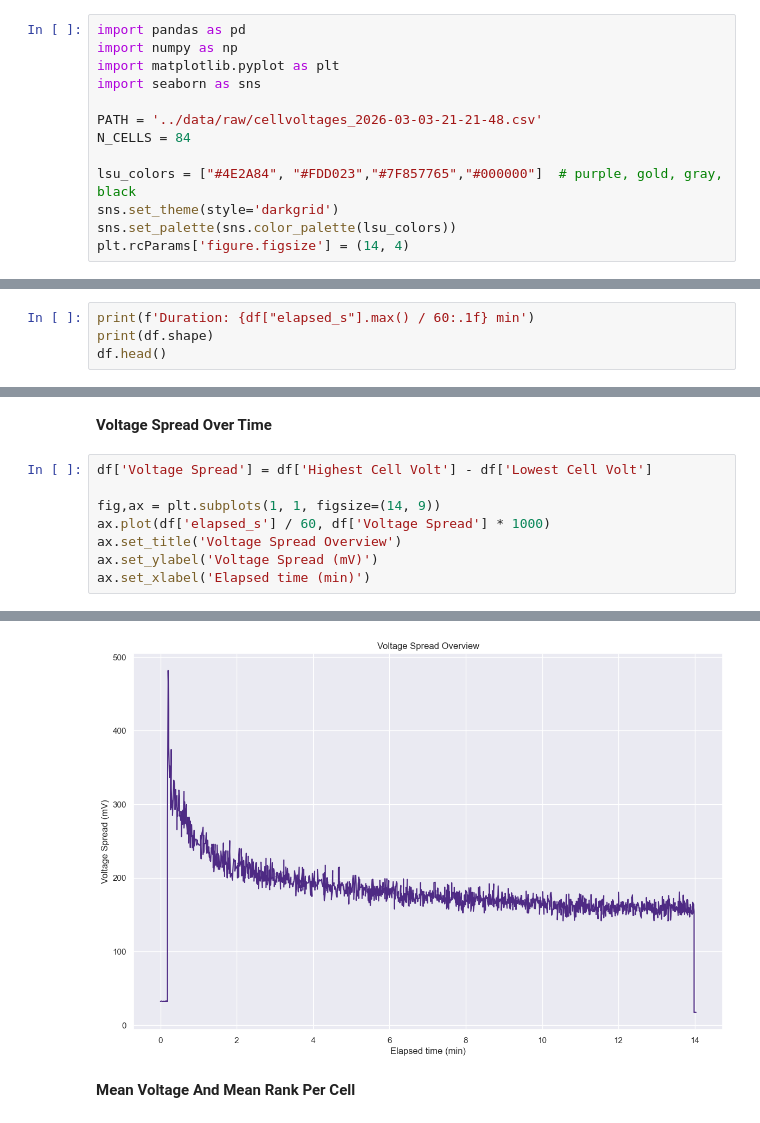
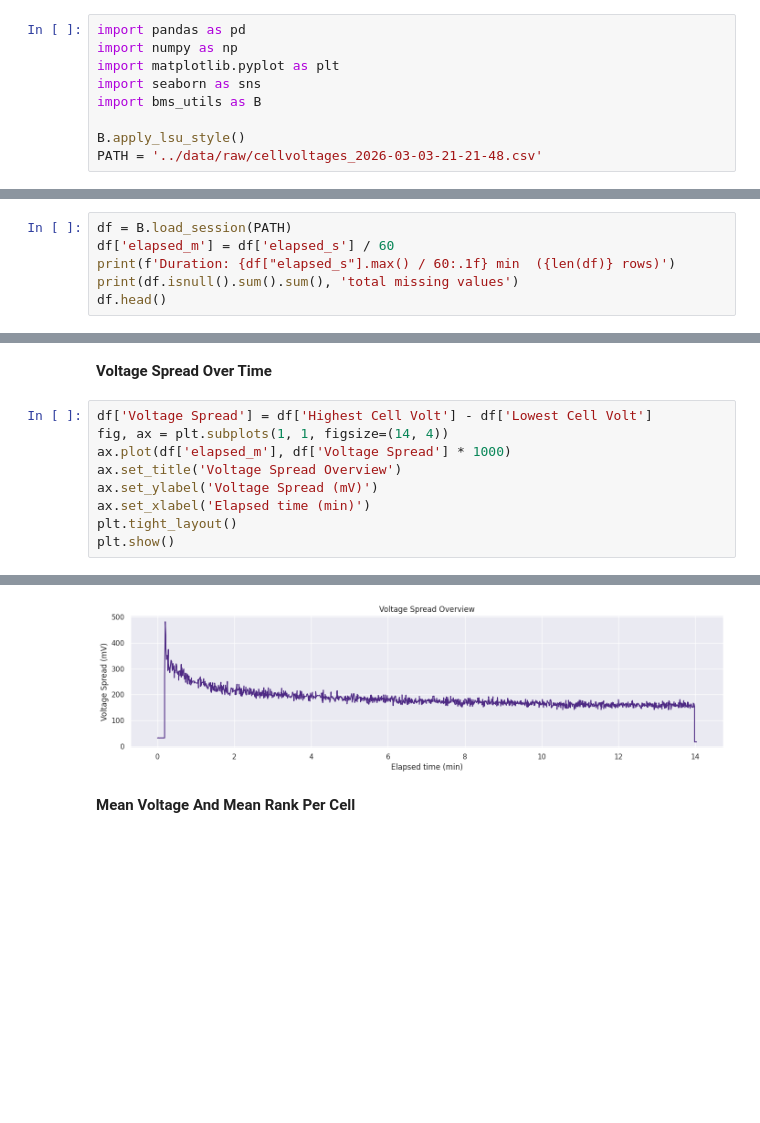
Before and after one commit to cordialApple/tiger-racing-bms-analysis, a Jupyter notebook: notebooks/session_2026-03-03.ipynb, the cells around one changed output, grey strips where cells are left out. Saved outputs shown, nothing was run; the diff lists cells and outputs as text; blank space fills up the shorter version.

```diff
--- a/notebooks/session_2026-03-03.ipynb
+++ b/notebooks/session_2026-03-03.ipynb
@@ -11,11 +12,7 @@ import pandas as pd
 import numpy as np
 import matplotlib.pyplot as plt
 import seaborn as sns
+import bms_utils as B
 
+B.apply_lsu_style()
 PATH = '../data/raw/cellvoltages_2026-03-03-21-21-48.csv'
-N_CELLS = 84
-
-lsu_colors = ["#4E2A84", "#FDD023","#7F857765","#000000"]  # purple, gold, gray, black
-sns.set_theme(style='darkgrid')
-sns.set_palette(sns.color_palette(lsu_colors))
-plt.rcParams['figure.figsize'] = (14, 4)
@@ -51,5 +21,7 @@ print(df.isnull().sum().sum(), 'total missing values')
 # %%
-print(f'Duration: {df["elapsed_s"].max() / 60:.1f} min')
-print(df.shape)
+df = B.load_session(PATH)
+df['elapsed_m'] = df['elapsed_s'] / 60
+print(f'Duration: {df["elapsed_s"].max() / 60:.1f} min  ({len(df)} rows)')
+print(df.isnull().sum().sum(), 'total missing values')
 df.head()
 # %% [output]
@@ -84,10 +53,11 @@ plt.show()
 **Voltage Spread Over Time**
 # %%
 df['Voltage Spread'] = df['Highest Cell Volt'] - df['Lowest Cell Volt']
-
-fig,ax = plt.subplots(1, 1, figsize=(14, 9))
-ax.plot(df['elapsed_s'] / 60, df['Voltage Spread'] * 1000)
+fig, ax = plt.subplots(1, 1, figsize=(14, 4))
+ax.plot(df['elapsed_m'], df['Voltage Spread'] * 1000)
 ax.set_title('Voltage Spread Overview')
 ax.set_ylabel('Voltage Spread (mV)')
 ax.set_xlabel('Elapsed time (min)')
+plt.tight_layout()
+plt.show()
 # %% [output]
@@ -95,4 +64,4 @@ Text(0.5, 0, 'Elapsed time (min)')
-[figure, old version]
+[figure, new version]
 # %% [markdown]
 **Mean Voltage And Mean Rank Per Cell**
 # %%
```
Also changed, not shown: parts of 16 cells of this notebook, 6 other files.
